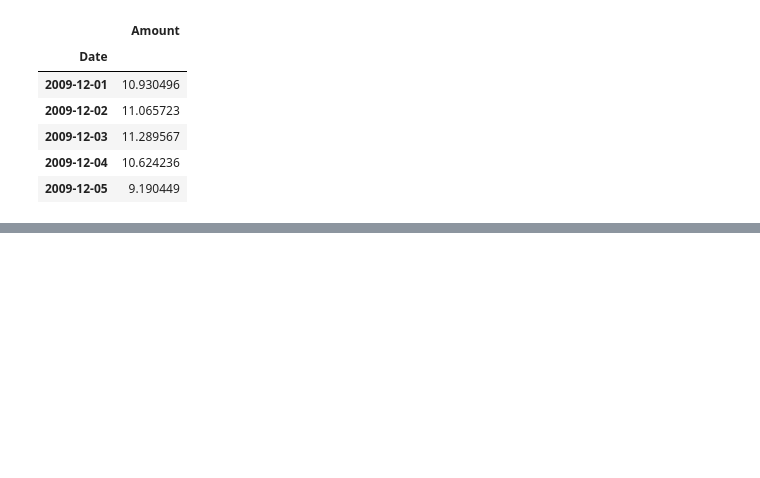
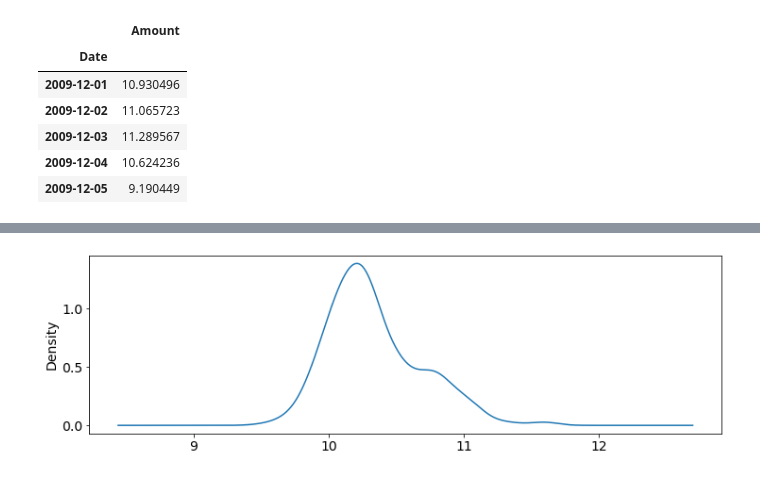
Before and after one commit to marcelocmathias/astp_mcd_2021, a Jupyter notebook: 1-Data_cleaning.ipynb, the cells around one changed output, grey strips where cells are left out. Cells and saved outputs as stored; diff of their text form; code cells hidden in the pictures; blank space fills up the shorter version.

```diff
--- a/1-Data_cleaning.ipynb
+++ b/1-Data_cleaning.ipynb
@@ -271,2 +282,12 @@ plt.show()
+# %%
+# density plot of time series
+from pandas import read_csv
+from matplotlib import pyplot
+log_data_r_mean.hist()
+pyplot.subplot(212)
+ts_data_r_mean.Amount.plot(kind='kde')
+pyplot.show()
+# %% [output]
+[figure, added]
 # %%
 #Create the csv file with the adjustments
```
Also changed, not shown: parts of 44 cells of this notebook.
